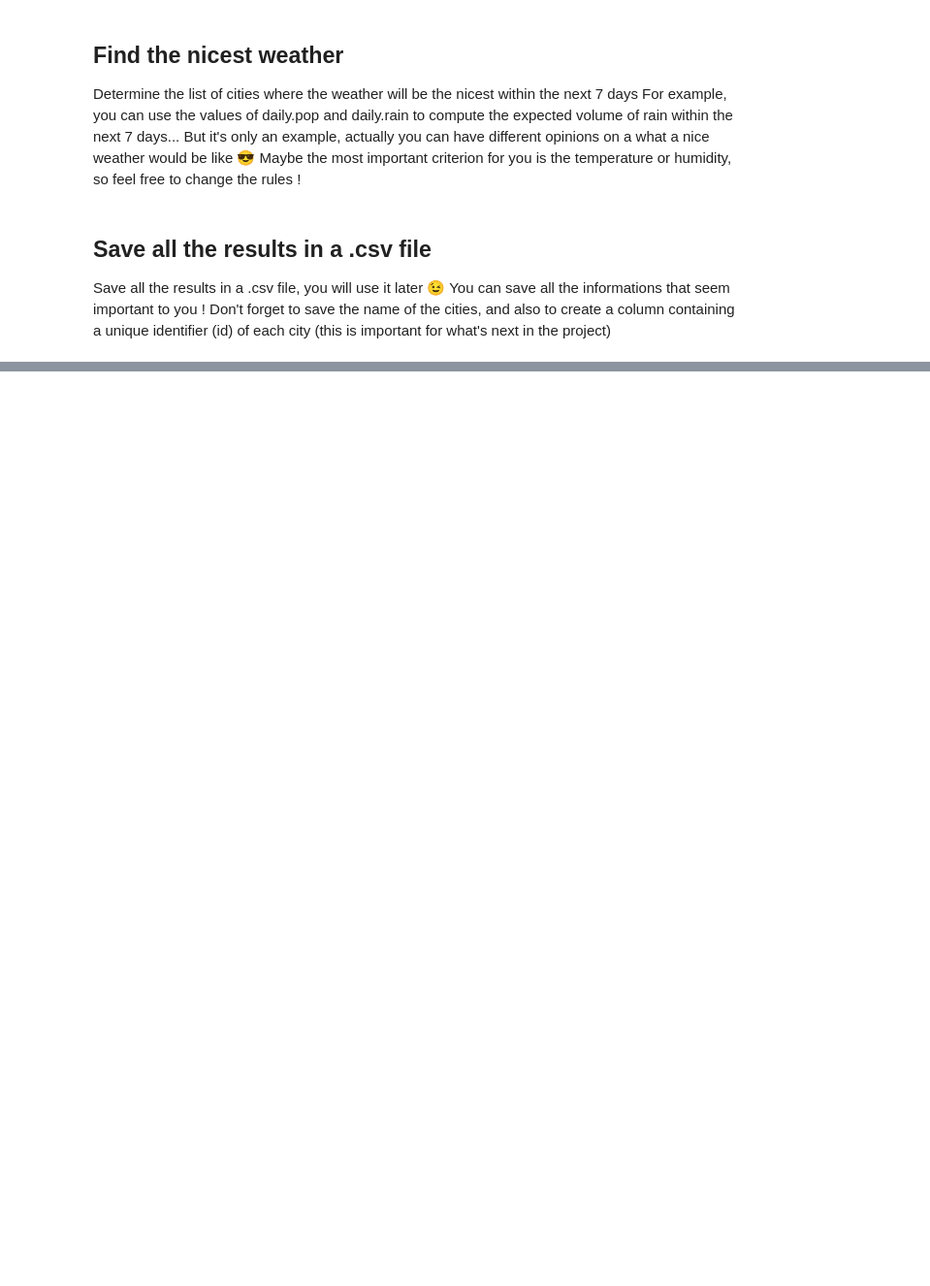
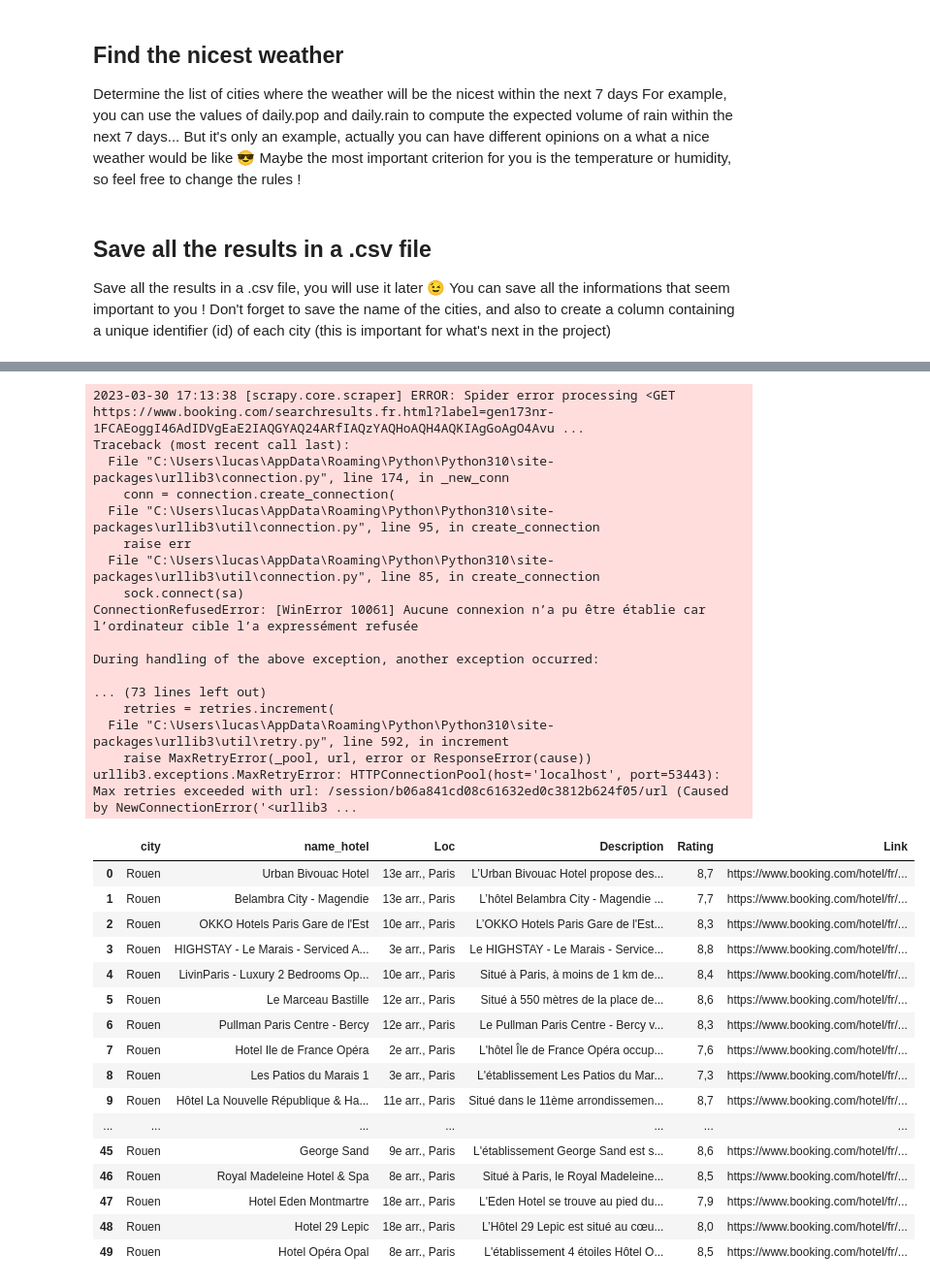
Before and after one commit to Mathiascalifornia/Jedha_certification, a Jupyter notebook: Project_2_kayak/scraping_and_api.ipynb, the cells around one changed output, grey strips where cells are left out. Shown at 97% size. Drawn from its saved outputs; the diff is of its cells as text; code cells hidden in the pictures; blank space fills up the shorter version.

```diff
--- a/Project_2_kayak/scraping_and_api.ipynb
+++ b/Project_2_kayak/scraping_and_api.ipynb
@@ -58,0 +176,38 @@ Save all the results in a .csv file, you will use it later 😉 You can save all
+# %%
+df_ = get_data_by_city('Rouen' , 1)
+df_
+# %% [output]
+2023-03-30 17:13:38 [scrapy.core.scraper] ERROR: Spider error processing <GET https://www.booking.com/searchresults.fr.html?label=gen173nr-1FCAEoggI46AdIDVgEaE2IAQGYAQ24ARfIAQzYAQHoAQH4AQKIAgGoAgO4Avu ...
+Traceback (most recent call last):
+  File "C:\Users\lucas\AppData\Roaming\Python\Python310\site-packages\urllib3\connection.py", line 174, in _new_conn
+    conn = connection.create_connection(
+  File "C:\Users\lucas\AppData\Roaming\Python\Python310\site-packages\urllib3\util\connection.py", line 95, in create_connection
+    raise err
+  File "C:\Users\lucas\AppData\Roaming\Python\Python310\site-packages\urllib3\util\connection.py", line 85, in create_connection
+    sock.connect(sa)
+ConnectionRefusedError: [WinError 10061] Aucune connexion n’a pu être établie car l’ordinateur cible l’a expressément refusée
+
+During handling of the above exception, another exception occurred:
+
+... (73 lines left out)
+    retries = retries.increment(
+  File "C:\Users\lucas\AppData\Roaming\Python\Python310\site-packages\urllib3\util\retry.py", line 592, in increment
+    raise MaxRetryError(_pool, url, error or ResponseError(cause))
+urllib3.exceptions.MaxRetryError: HTTPConnectionPool(host='localhost', port=53443): Max retries exceeded with url: /session/b06a841cd08c61632ed0c3812b624f05/url (Caused by NewConnectionError('<urllib3 ...
+|  | city | name_hotel | Loc | Description | Rating | Link |
+| 0 | Rouen | Urban Bivouac Hotel | 13e arr., Paris | L’Urban Bivouac Hotel propose des... | 8,7 | https://www.booking.com/hotel/fr/... |
+| 1 | Rouen | Belambra City - Magendie | 13e arr., Paris | L’hôtel Belambra City - Magendie ... | 7,7 | https://www.booking.com/hotel/fr/... |
+| 2 | Rouen | OKKO Hotels Paris Gare de l'Est | 10e arr., Paris | L’OKKO Hotels Paris Gare de l'Est... | 8,3 | https://www.booking.com/hotel/fr/... |
+| 3 | Rouen | HIGHSTAY - Le Marais - Serviced A... | 3e arr., Paris | Le HIGHSTAY - Le Marais - Service... | 8,8 | https://www.booking.com/hotel/fr/... |
+| 4 | Rouen | LivinParis - Luxury 2 Bedrooms Op... | 10e arr., Paris | Situé à Paris, à moins de 1 km de... | 8,4 | https://www.booking.com/hotel/fr/... |
+| 5 | Rouen | Le Marceau Bastille | 12e arr., Paris | Situé à 550 mètres de la place de... | 8,6 | https://www.booking.com/hotel/fr/... |
+| 6 | Rouen | Pullman Paris Centre - Bercy | 12e arr., Paris | Le Pullman Paris Centre - Bercy v... | 8,3 | https://www.booking.com/hotel/fr/... |
+| 7 | Rouen | Hotel Ile de France Opéra | 2e arr., Paris | L'hôtel Île de France Opéra occup... | 7,6 | https://www.booking.com/hotel/fr/... |
+| 8 | Rouen | Les Patios du Marais 1 | 3e arr., Paris | L'établissement Les Patios du Mar... | 7,3 | https://www.booking.com/hotel/fr/... |
+| 9 | Rouen | Hôtel La Nouvelle République & Ha... | 11e arr., Paris | Situé dans le 11ème arrondissemen... | 8,7 | https://www.booking.com/hotel/fr/... |
+| ... | ... | ... | ... | ... | ... | ... |
+| 45 | Rouen | George Sand | 9e arr., Paris | L'établissement George Sand est s... | 8,6 | https://www.booking.com/hotel/fr/... |
+| 46 | Rouen | Royal Madeleine Hotel & Spa | 8e arr., Paris | Situé à Paris, le Royal Madeleine... | 8,5 | https://www.booking.com/hotel/fr/... |
+| 47 | Rouen | Hotel Eden Montmartre | 18e arr., Paris | L'Eden Hotel se trouve au pied du... | 7,9 | https://www.booking.com/hotel/fr/... |
+| 48 | Rouen | Hotel 29 Lepic | 18e arr., Paris | L’Hôtel 29 Lepic est situé au cœu... | 8,0 | https://www.booking.com/hotel/fr/... |
+| 49 | Rouen | Hotel Opéra Opal | 8e arr., Paris | L'établissement 4 étoiles Hôtel O... | 8,5 | https://www.booking.com/hotel/fr/... |
```
Also changed, not shown: parts of 10 cells of this notebook, 4 other files.
